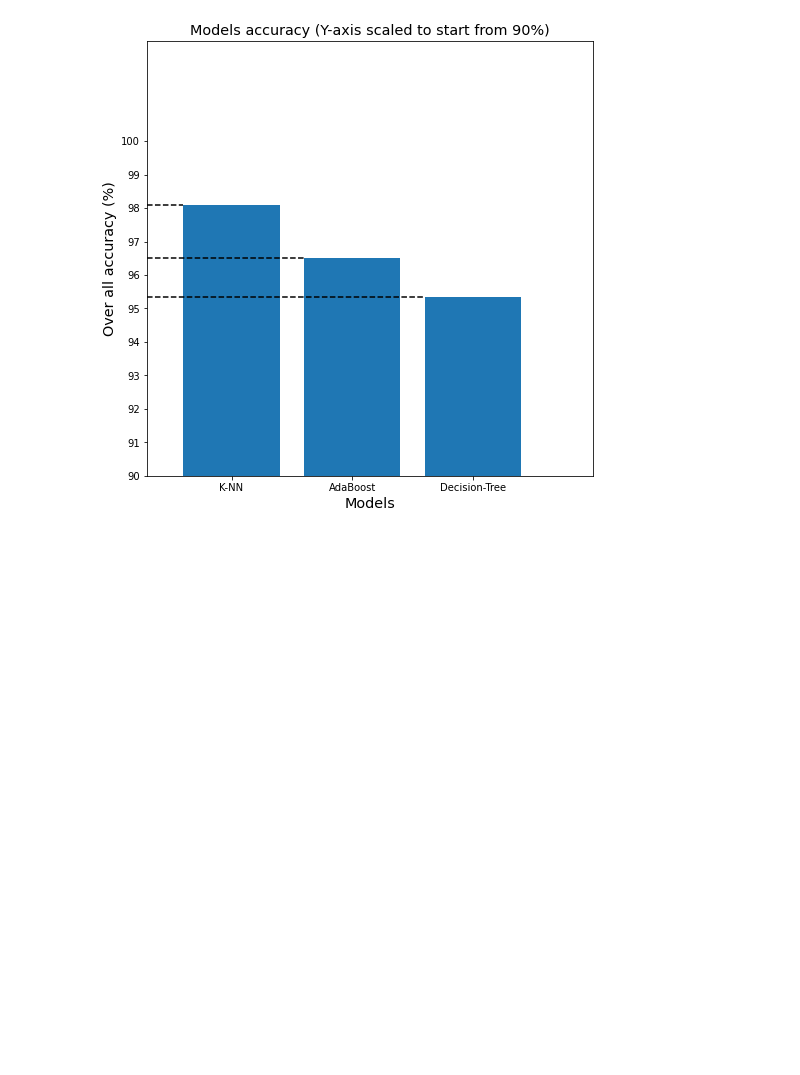
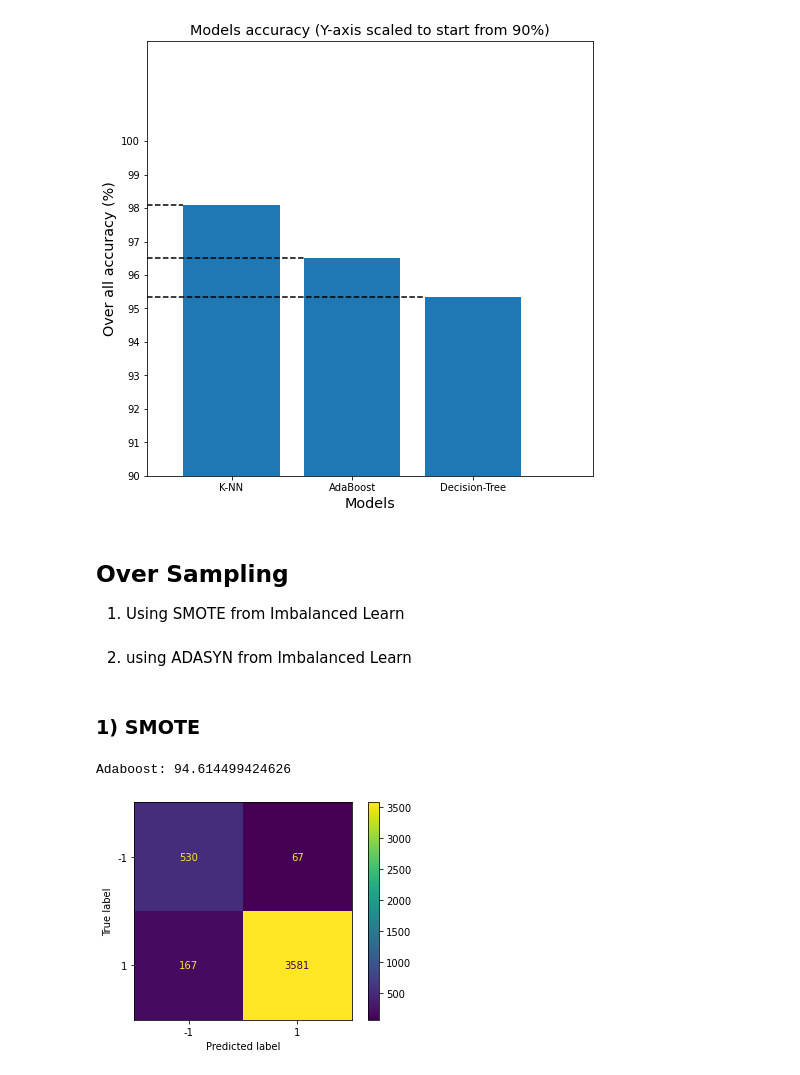
Before and after one commit to HadyKh/Crowd-Sensing-Classification, a Jupyter notebook: Code.ipynb, the cells around one changed output. Cells and saved outputs as stored; diff of their text form; code cells hidden in the pictures; blank space fills up the shorter version.

Commit message:
oversampling smote and adasyn vs under sampling by random_unsersampling

```diff
--- a/Code.ipynb
+++ b/Code.ipynb
@@ -232,3 +262,10 @@ dt_model, dt_pred, dt_accuracy = model_decisiontree(xtrain, ytrain, xtest, ytest
 plot_accuracies(["K-NN", "AdaBoost", "Decision-Tree"], [knn_accuracy*100, ada_accuracy*100, dt_accuracy*100], "Models accuracy (Y-axis scaled to start from 90%)")
 # %% [output]
 [figure]
+# %% [markdown]
+## Over Sampling
+1) Using SMOTE from Imbalanced Learn
+# %% [markdown]
+2) using ADASYN from Imbalanced Learn
+# %% [markdown]
+### 1) SMOTE
@@ -234,0 +274,10 @@ plot_accuracies(["K-NN", "AdaBoost", "Decision-Tree"], [knn_accuracy*100, ada_ac
+# %%
+sm = SMOTE(random_state = rs, sampling_strategy = 'minority')
+x_res_sm, y_res_sm = sm.fit_resample(xtrain, ytrain)
+smote_accuracy = []
+# %%
+ada_model, ada_pred, ada_accuracy = model_Boosting(100, 1, x_res_sm, y_res_sm, xtest, ytest)
+smote_accuracy.append(ada_accuracy*100)
+# %% [output]
+Adaboost: 94.614499424626
+[figure, added]
```
Also changed, not shown: parts of 36 cells of this notebook.
